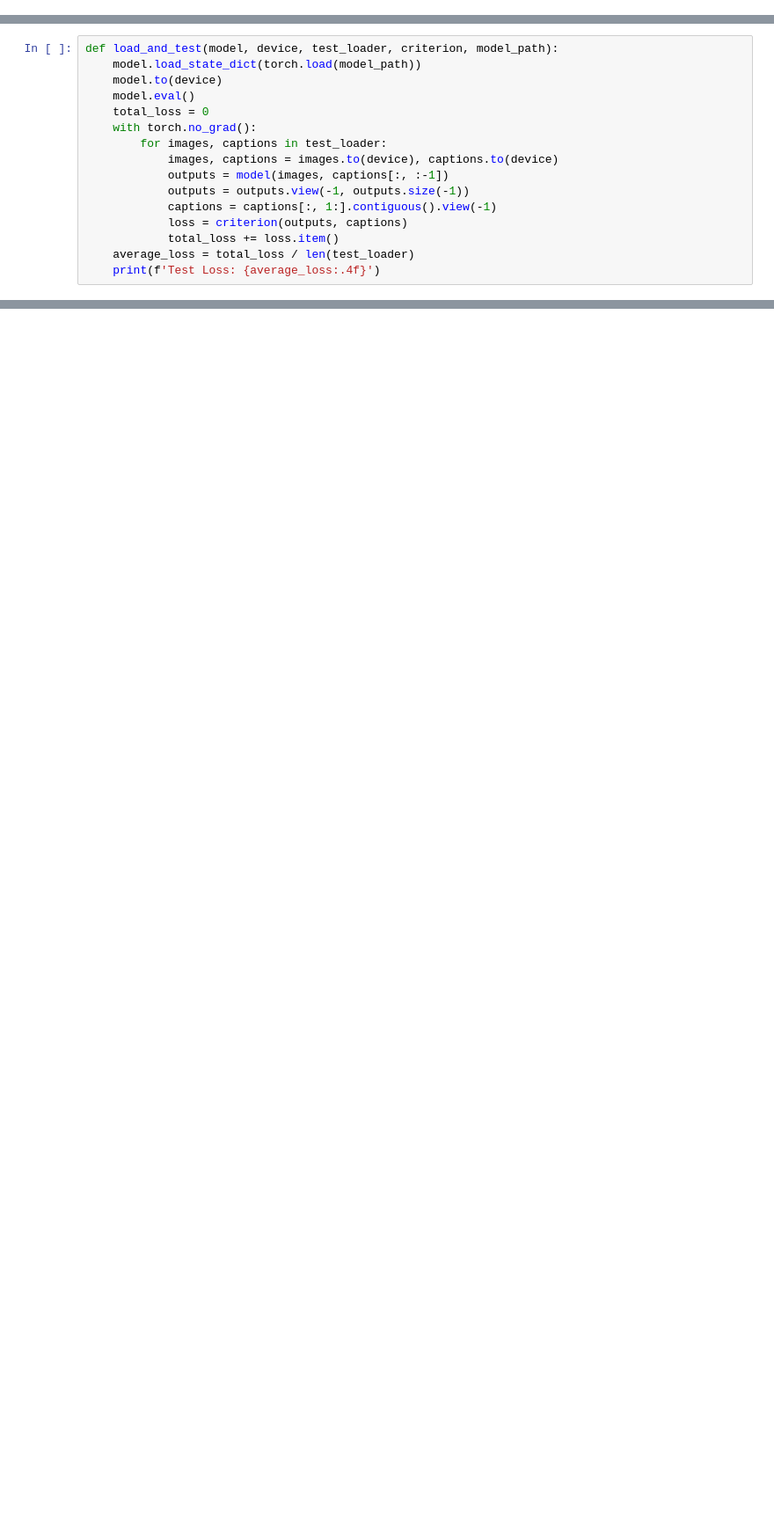
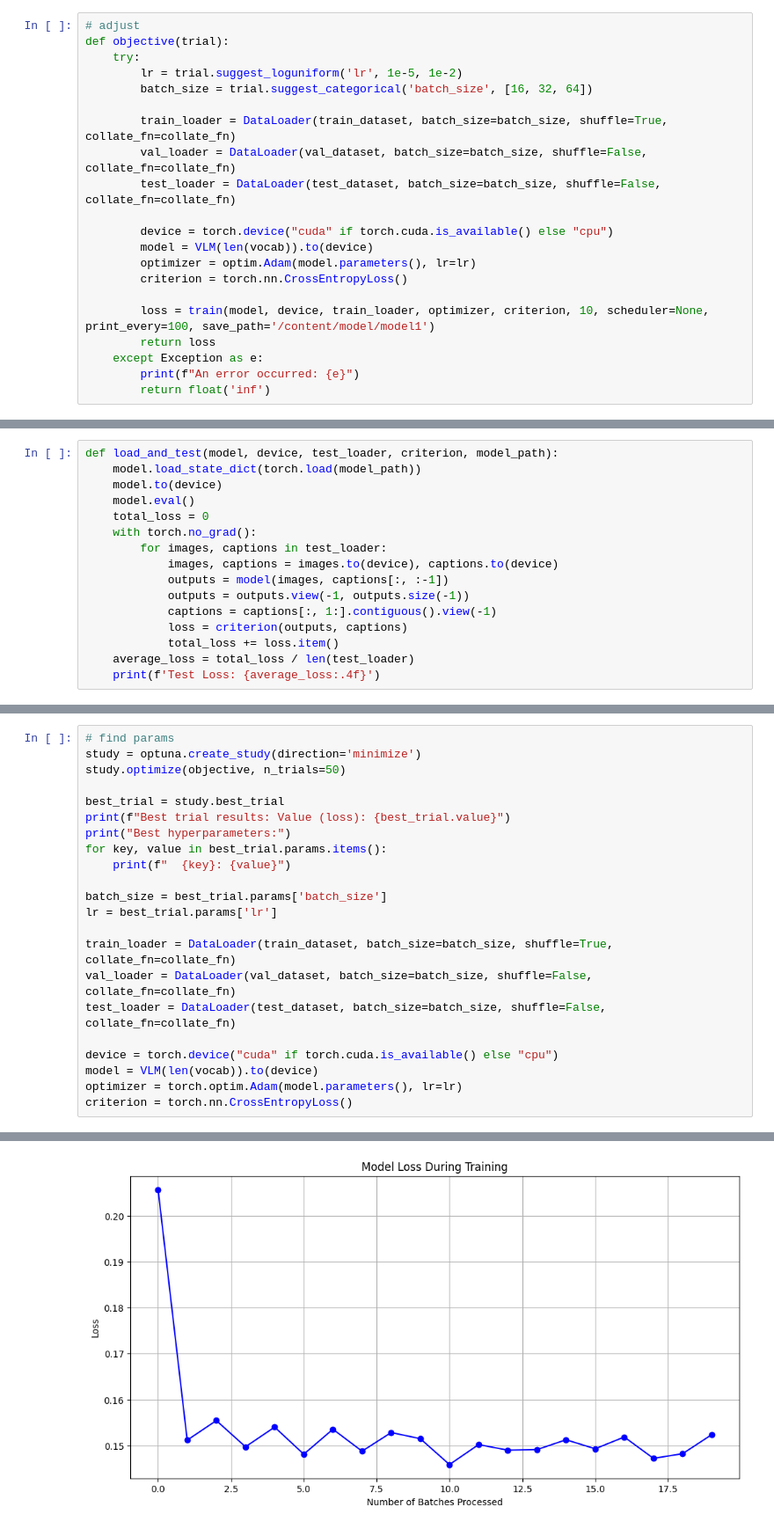
Before and after one commit to NicoleLia/Model-Adv, a Jupyter notebook: FGSM.ipynb, the cells around one changed output, grey strips where cells are left out. Shown at 88% size. Drawn from its saved outputs; the diff is of its cells as text; blank space fills up the shorter version.

```diff
--- a/FGSM.ipynb
+++ b/FGSM.ipynb
@@ -216,2 +287,23 @@ def adversarial_training(model, device, train_loader, optimizer, criterion, epsi
+# %%
+# adjust
+def objective(trial):
+    try:
+        lr = trial.suggest_loguniform('lr', 1e-5, 1e-2)
+        batch_size = trial.suggest_categorical('batch_size', [16, 32, 64])
+
+        train_loader = DataLoader(train_dataset, batch_size=batch_size, shuffle=True, collate_fn=collate_fn)
+        val_loader = DataLoader(val_dataset, batch_size=batch_size, shuffle=False, collate_fn=collate_fn)
+        test_loader = DataLoader(test_dataset, batch_size=batch_size, shuffle=False, collate_fn=collate_fn)
+
+        device = torch.device("cuda" if torch.cuda.is_available() else "cpu")
+        model = VLM(len(vocab)).to(device)
+        optimizer = optim.Adam(model.parameters(), lr=lr)
+        criterion = torch.nn.CrossEntropyLoss()
+
+        loss = train(model, device, train_loader, optimizer, criterion, 10, scheduler=None, print_every=100, save_path='/content/model/model1')
+        return loss
+    except Exception as e:
+        print(f"An error occurred: {e}")
+        return float('inf')
 # %%
 import matplotlib.pyplot as plt
@@ -285,0 +414,23 @@ criterion = torch.nn.CrossEntropyLoss()
+# %%
+# find params
+study = optuna.create_study(direction='minimize')
+study.optimize(objective, n_trials=50)
+
+best_trial = study.best_trial
+print(f"Best trial results: Value (loss): {best_trial.value}")
+print("Best hyperparameters:")
+for key, value in best_trial.params.items():
+    print(f"  {key}: {value}")
+
+batch_size = best_trial.params['batch_size']
+lr = best_trial.params['lr']
+
+train_loader = DataLoader(train_dataset, batch_size=batch_size, shuffle=True, collate_fn=collate_fn)
+val_loader = DataLoader(val_dataset, batch_size=batch_size, shuffle=False, collate_fn=collate_fn)
+test_loader = DataLoader(test_dataset, batch_size=batch_size, shuffle=False, collate_fn=collate_fn)
+
+device = torch.device("cuda" if torch.cuda.is_available() else "cpu")
+model = VLM(len(vocab)).to(device)
+optimizer = torch.optim.Adam(model.parameters(), lr=lr)
+criterion = torch.nn.CrossEntropyLoss()
+# %% [output]
@@ -285,0 +455 @@ criterion = torch.nn.CrossEntropyLoss()
+[figure, added]
```
Also changed, not shown: parts of 20 cells of this notebook.
